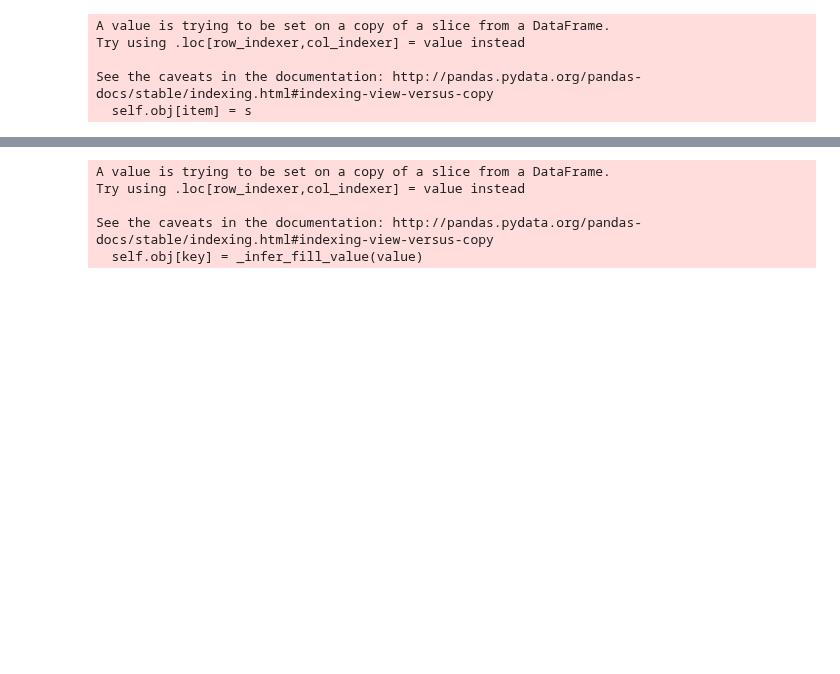
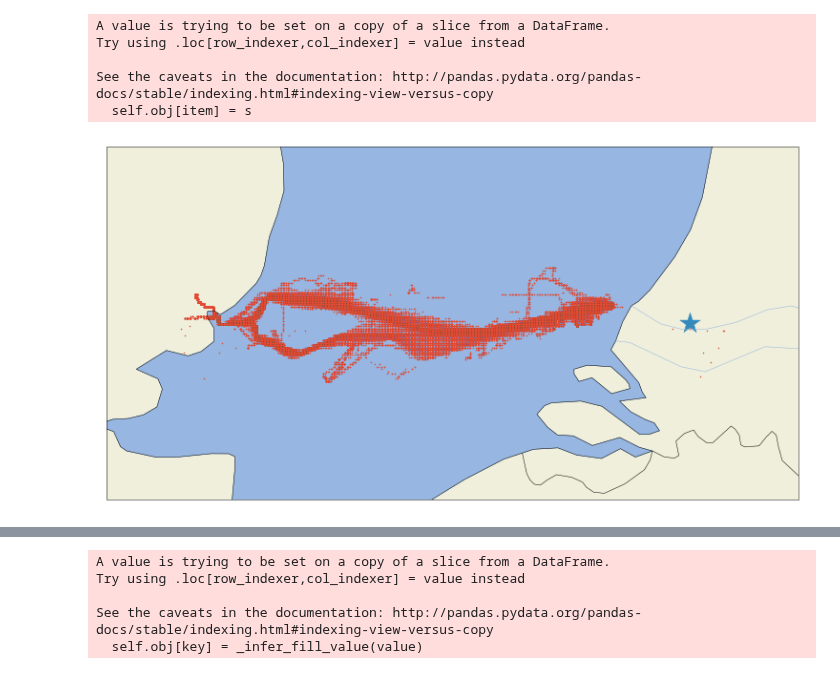
Before and after one commit to jank324/ais-predictor, a Jupyter notebook: data/filter FEL-ROT data.ipynb, the cells around one changed output, grey strips where cells are left out. Drawn from its saved outputs; the diff is of its cells as text; code cells hidden in the pictures; blank space fills up the shorter version.

```diff
--- a/data/filter FEL-ROT data.ipynb
+++ b/data/filter FEL-ROT data.ipynb
@@ -112,7 +118,9 @@ Try using .loc[row_indexer,col_indexer] = value instead
 See the caveats in the documentation: http://pandas.pydata.org/pandas-docs/stable/indexing.html#indexing-view-versus-copy
   self.obj[item] = s
 # %%
-#aismap.plot_to_map(size = (13, 13), longitude = ais_ham_zoned['Longitude'], latitude = ais_ham_zoned['Latitude'])
+aismap.plot_to_map(size = (13, 13), longitude = ais_ham_zoned['Longitude'], latitude = ais_ham_zoned['Latitude'])
+# %% [output]
+[figure, added]
 # %%
 ais_tts = ais_ham_zoned
 ais_tts.is_copy = False   # Hack to silence SettingWithCopyWarning
```
Also changed, not shown: parts of 4 cells of this notebook, 7 other files.
